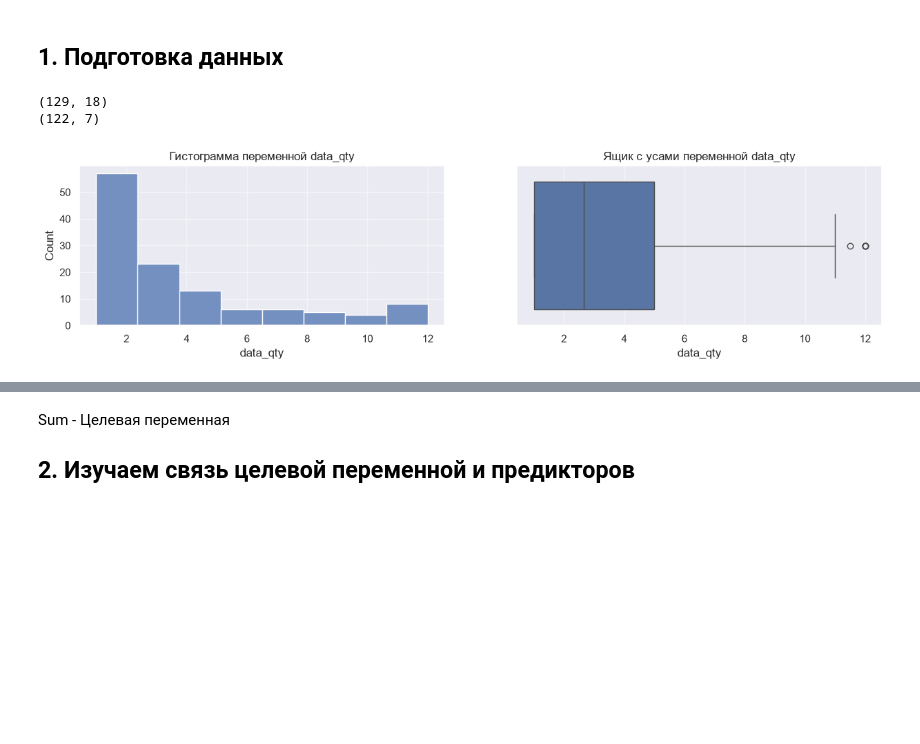
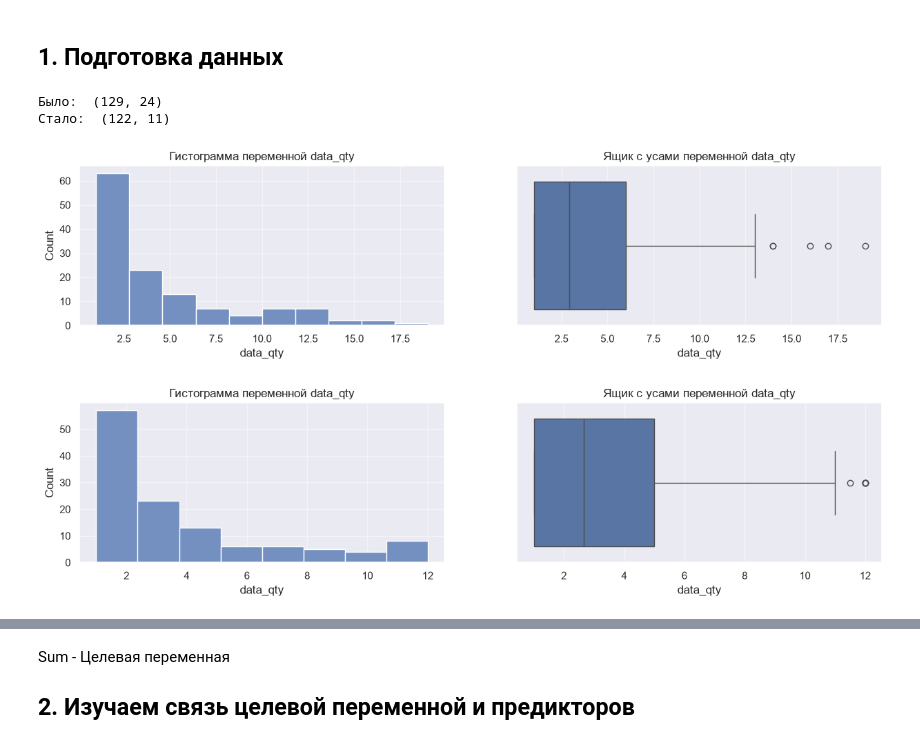
Before and after one commit to burtsevdmitry/ai-learning, a Jupyter notebook: sub-1/sub-1-2.ipynb, the cells around one changed output, grey strips where cells are left out. Drawn from its saved outputs; the diff is of its cells as text; code cells hidden in the pictures; blank space fills up the shorter version.

```diff
--- a/sub-1/sub-1-2.ipynb
+++ b/sub-1/sub-1-2.ipynb
@@ -193,19 +264,36 @@ def visualize_distribution(data, variable):
 # %% [markdown]
 ## 1. Подготовка данных
 # %%
-# Убираем выбросы по правилу +/- 2 стандартных отклонения, z-score
-numeric_cols = ['data_qty', 'is_winter', 'is_spring', 'is_summer',
-'data_qty_lag1', 'qty_lag1', 'data_qty_avg3']
-# df = dataMonitor[dataMonitor["is_crysis"] == True]
+# Указываем целевую переменную
+# Максимальное значение VIF, которое не должно превышать
+vif_limit = 7
+# Количество мониторов
+target_column = 'data_qty'
+lag_column = 'data_qty_lag1'
+lag2_column = 'data_qty_lag2'
+avg_column = 'data_qty_avg3'
+# Сумма по мониторам
+# target_column = 'sum'
+# lag_column = 'sum_lag1'
+# lag2_column = 'sum_lag2'
+# avg_column = 'sum_avg3'
+
+# Убираем выбросы по правилу +/- 2 стандартных отклонения, z-score'
+numeric_cols = [target_column, lag_column, lag2_column, avg_column, 'is_crysis', 'is_winter', 'is_spring', 'is_summer',  'qty_lag1',
+                'data_qty_cumsum', 'data_qty_old_by_years']
 df = dataMonitor[numeric_cols]
-df = df[np.abs((df['data_qty']-df['data_qty'].mean())/df['data_qty'].std())<=2]
-print(dataMonitor.shape)
-print(df.shape)
-visualize_distribution(df, variable = "data_qty")
+#df = df[dataMonitor["is_crysis"] == True]
+# Очищаем от выбросов
+df = df[np.abs((df[target_column]-df[target_column].mean())/df[target_column].std())<=2]
+print("Было: ", dataMonitor.shape)
+print("Стало: ", df.shape)
+visualize_distribution(dataMonitor[numeric_cols], variable = target_column)
+visualize_distribution(df, variable = target_column)
 # %% [output]
-(129, 18)
-(122, 7)
+Было:  (129, 24)
+Стало:  (122, 11)
-[figure, old version]
+[figure, new version]
+[figure, added]
 # %%
 df.head()
 # %% [output]
```
Also changed, not shown: parts of 23 cells of this notebook.
